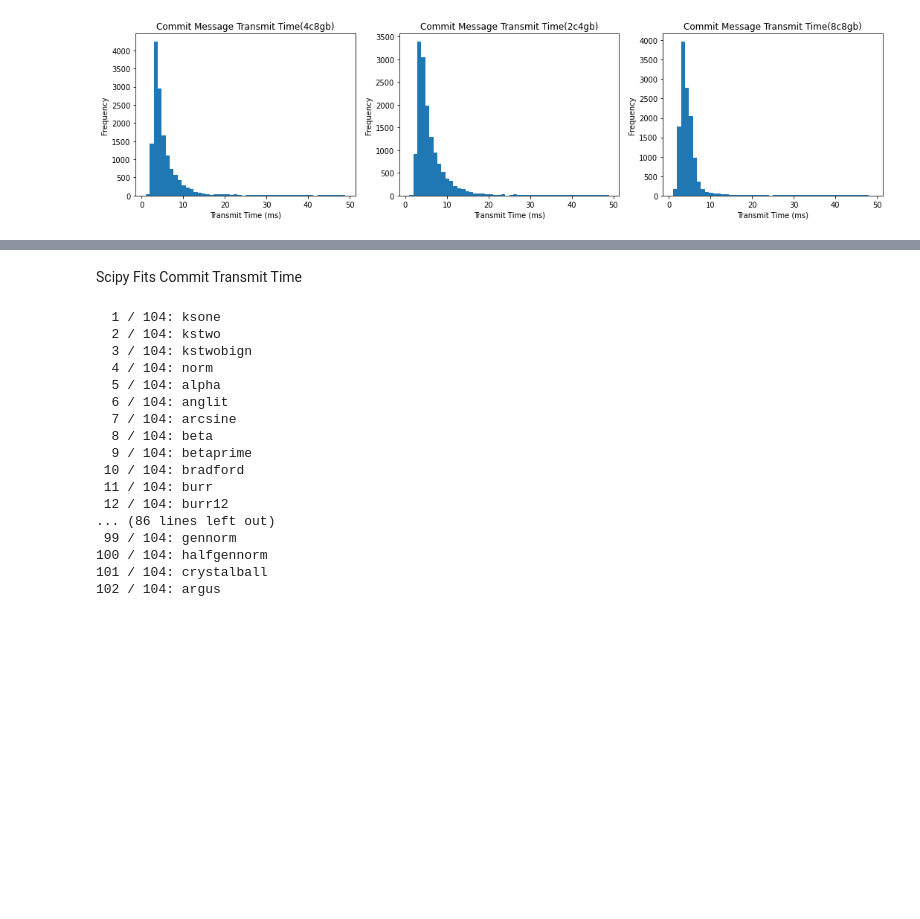
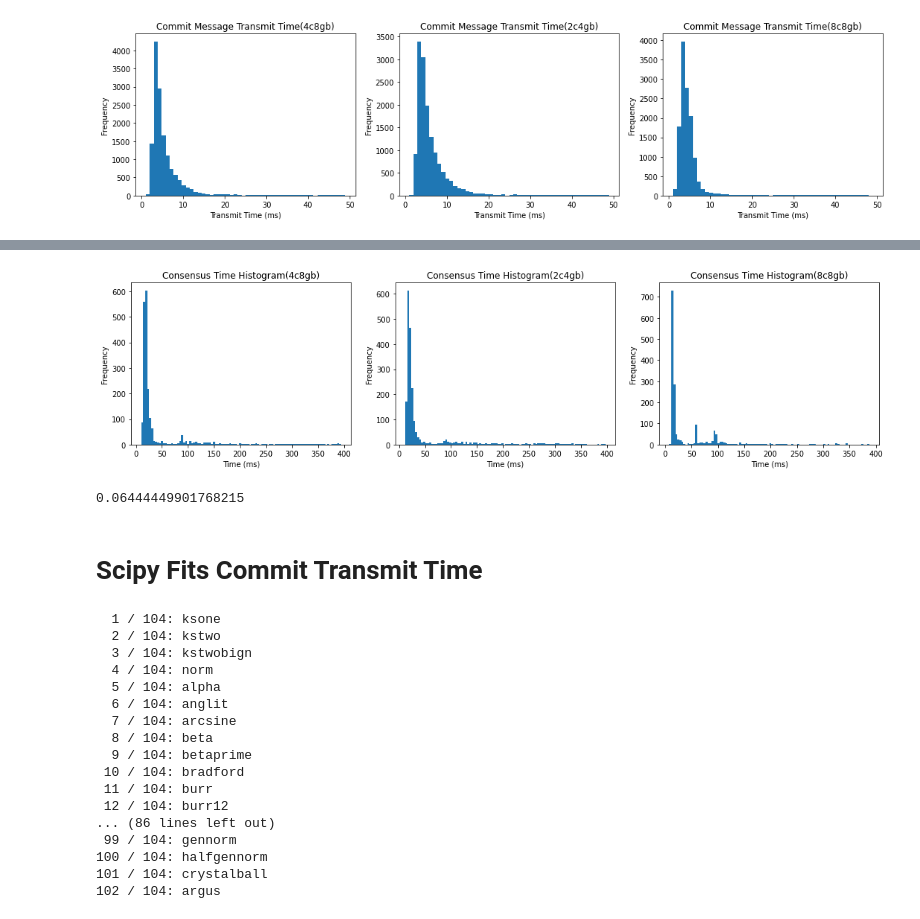
Before and after one commit to CaixiangFan/besu-benchmark, a Jupyter notebook: src/log_analysis.ipynb, the cells around one changed output, grey strips where cells are left out. Drawn from its saved outputs; the diff is of its cells as text; code cells hidden in the pictures; blank space fills up the shorter version.

```diff
--- a/src/log_analysis.ipynb
+++ b/src/log_analysis.ipynb
@@ -239,0 +301,4 @@ plt.show()
+# %%
+consensus_time_4c8gb = cal_consensus_time(df1)
+consensus_time_2c4gb = cal_consensus_time(df2)
+consensus_time_8c8gb = cal_consensus_time(df3)
@@ -240,5 +309,21 @@ plt.show()
+# %%
+fig, axs = plt.subplots(nrows=1, ncols=3, figsize=(18, 4))
+title = 'Consensus Time Histogram'
+upper = 400
+bins = 100
+plot_hist(consensus_time_4c8gb, axs[0], upper, bins, title+'(4c8gb)')
+plot_hist(consensus_time_2c4gb, axs[1], upper, bins, title+'(2c4gb)')
+plot_hist(consensus_time_8c8gb, axs[2], upper, bins, title+'(8c8gb)')
+
+plt.show()
+# %% [output]
+[figure, added]
+# %%
+sum(consensus_time_4c8gb)/len(consensus_time_4c8gb)
+# %% [output]
+0.06444449901768215
 # %% [markdown]
-Scipy Fits Commit Transmit Time
+# Scipy Fits Commit Transmit Time
 # %%
 import warnings
 import numpy as np
```
Also changed, not shown: parts of 40 cells of this notebook, 5 other files.
